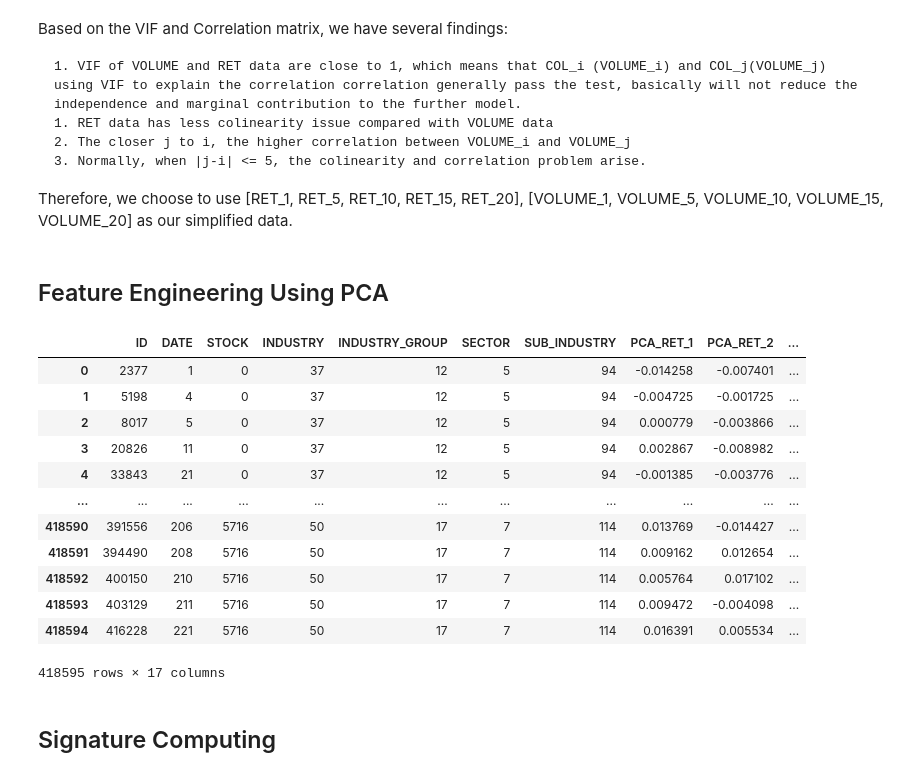
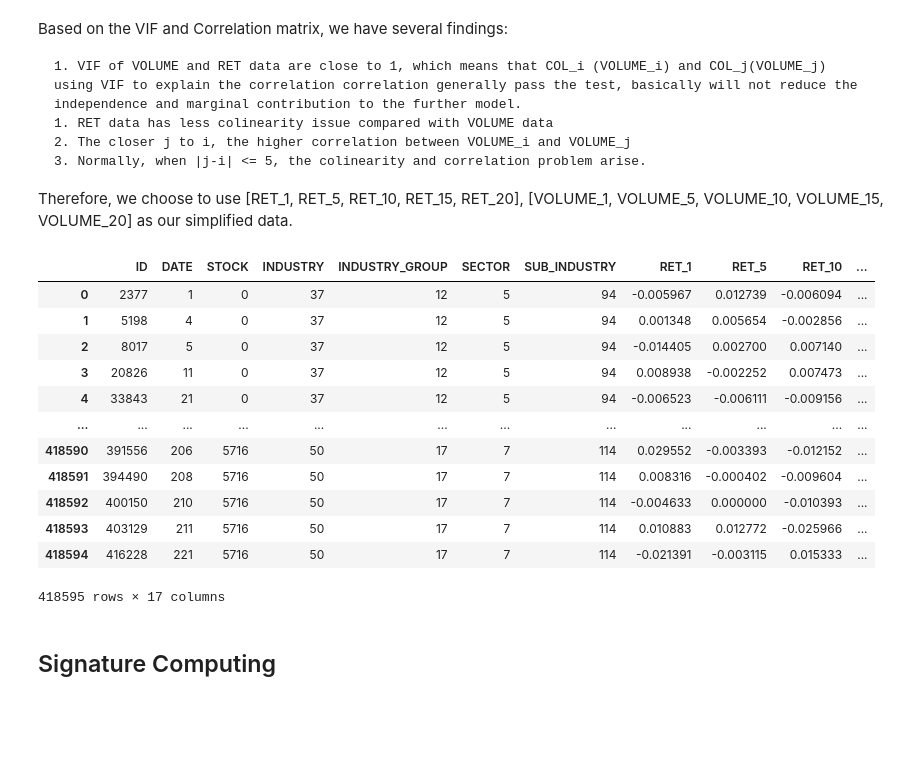
Before and after one commit to george-lhj/Transfer_Learning_for_Stock_Prediction, a Jupyter notebook: Data_processing_signature_computing.ipynb, the cells around one changed output. Cells and saved outputs as stored; diff of their text form; code cells hidden in the pictures; blank space fills up the shorter version.

Commit message:
Update Data_processing_signature_computing.ipynb
Data process -> Featured dataframe

```diff
--- a/Data_processing_signature_computing.ipynb
+++ b/Data_processing_signature_computing.ipynb
@@ -136,39 +136,26 @@ Based on the VIF and Correlation matrix, we have several findings:
     3. Normally, when |j-i| <= 5, the colinearity and correlation problem arise.
 
 Therefore, we choose to use [RET_1, RET_5, RET_10, RET_15, RET_20], [VOLUME_1, VOLUME_5, VOLUME_10, VOLUME_15, VOLUME_20] as our simplified data.
-# %% [markdown]
-## Feature Engineering Using PCA
-# %%
-ret_cols = [col for col in df.columns if col.startswith('RET_')]
-vol_cols = [col for col in df.columns if col.startswith('VOLUME_')]
-
-# Apply PCA to returns
-pca_ret = PCA(n_components=5)
-ret_pca = pca_ret.fit_transform(df[ret_cols])
-ret_pca_df = pd.DataFrame(data=ret_pca, columns=[f'PCA_RET_{i+1}' for i in range(5)], index=df.index)
-
-# Apply PCA to volume
-pca_vol = PCA(n_components=5)
-vol_pca = pca_vol.fit_transform(df[vol_cols])
-vol_pca_df = pd.DataFrame(data=vol_pca, columns=[f'PCA_VOL_{i+1}' for i in range(5)], index=df.index)
-
-# Concatenate PCA results
-df_pca = pd.concat([df[['ID', 'DATE', 'STOCK', 'INDUSTRY', 'INDUSTRY_GROUP', 'SECTOR', 'SUB_INDUSTRY']], ret_pca_df, vol_pca_df], axis=1)
-df_pca
-# %% [output]
-|  | ID | DATE | STOCK | INDUSTRY | INDUSTRY_GROUP | SECTOR | SUB_INDUSTRY | PCA_RET_1 | PCA_RET_2 | ... |
-| 0 | 2377 | 1 | 0 | 37 | 12 | 5 | 94 | -0.014258 | -0.007401 | ... |
-| 1 | 5198 | 4 | 0 | 37 | 12 | 5 | 94 | -0.004725 | -0.001725 | ... |
-| 2 | 8017 | 5 | 0 | 37 | 12 | 5 | 94 | 0.000779 | -0.003866 | ... |
-| 3 | 20826 | 11 | 0 | 37 | 12 | 5 | 94 | 0.002867 | -0.008982 | ... |
-| 4 | 33843 | 21 | 0 | 37 | 12 | 5 | 94 | -0.001385 | -0.003776 | ... |
-| ... | ... | ... | ... | ... | ... | ... | ... | ... | ... | ... |
-| 418590 | 391556 | 206 | 5716 | 50 | 17 | 7 | 114 | 0.013769 | -0.014427 | ... |
-| 418591 | 394490 | 208 | 5716 | 50 | 17 | 7 | 114 | 0.009162 | 0.012654 | ... |
-| 418592 | 400150 | 210 | 5716 | 50 | 17 | 7 | 114 | 0.005764 | 0.017102 | ... |
-| 418593 | 403129 | 211 | 5716 | 50 | 17 | 7 | 114 | 0.009472 | -0.004098 | ... |
-| 418594 | 416228 | 221 | 5716 | 50 | 17 | 7 | 114 | 0.016391 | 0.005534 | ... |
-418595 rows × 17 columns
+# %%
+other_cols = ['ID', 'DATE', 'STOCK', 'INDUSTRY', 'INDUSTRY_GROUP', 'SECTOR', 'SUB_INDUSTRY']
+ret_cols = ['RET_1', 'RET_5', 'RET_10','RET_15','RET_20']
+vol_cols = ['VOLUME_1', 'VOLUME_5', 'VOLUME_10','VOLUME_15','VOLUME_20']
+df_featured = df[other_cols + ret_cols + vol_cols]
+df_featured
+# %% [output]
+|  | ID | DATE | STOCK | INDUSTRY | INDUSTRY_GROUP | SECTOR | SUB_INDUSTRY | RET_1 | RET_5 | RET_10 | ... |
+| 0 | 2377 | 1 | 0 | 37 | 12 | 5 | 94 | -0.005967 | 0.012739 | -0.006094 | ... |
+| 1 | 5198 | 4 | 0 | 37 | 12 | 5 | 94 | 0.001348 | 0.005654 | -0.002856 | ... |
+| 2 | 8017 | 5 | 0 | 37 | 12 | 5 | 94 | -0.014405 | 0.002700 | 0.007140 | ... |
+| 3 | 20826 | 11 | 0 | 37 | 12 | 5 | 94 | 0.008938 | -0.002252 | 0.007473 | ... |
+| 4 | 33843 | 21 | 0 | 37 | 12 | 5 | 94 | -0.006523 | -0.006111 | -0.009156 | ... |
+| ... | ... | ... | ... | ... | ... | ... | ... | ... | ... | ... | ... |
+| 418590 | 391556 | 206 | 5716 | 50 | 17 | 7 | 114 | 0.029552 | -0.003393 | -0.012152 | ... |
+| 418591 | 394490 | 208 | 5716 | 50 | 17 | 7 | 114 | 0.008316 | -0.000402 | -0.009604 | ... |
+| 418592 | 400150 | 210 | 5716 | 50 | 17 | 7 | 114 | -0.004633 | 0.000000 | -0.010393 | ... |
+| 418593 | 403129 | 211 | 5716 | 50 | 17 | 7 | 114 | 0.010883 | 0.012772 | -0.025966 | ... |
+| 418594 | 416228 | 221 | 5716 | 50 | 17 | 7 | 114 | -0.021391 | -0.003115 | 0.015333 | ... |
+418595 rows × 17 columns
 # %% [markdown]
 ## Signature Computing
 # %%
```
